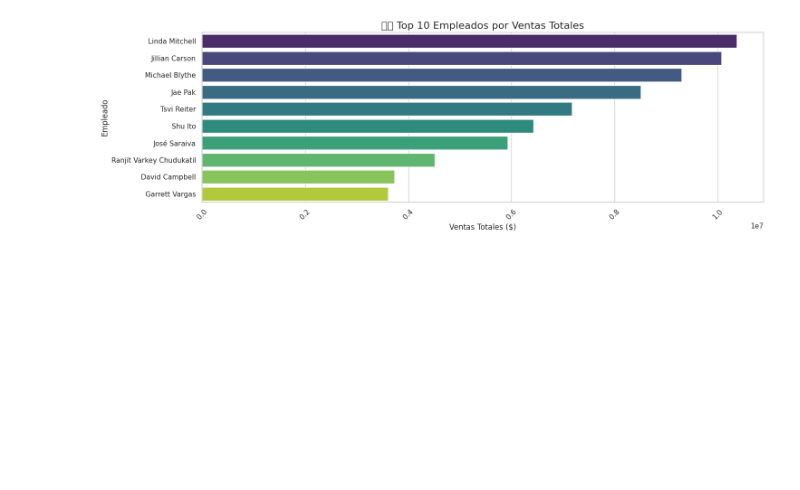
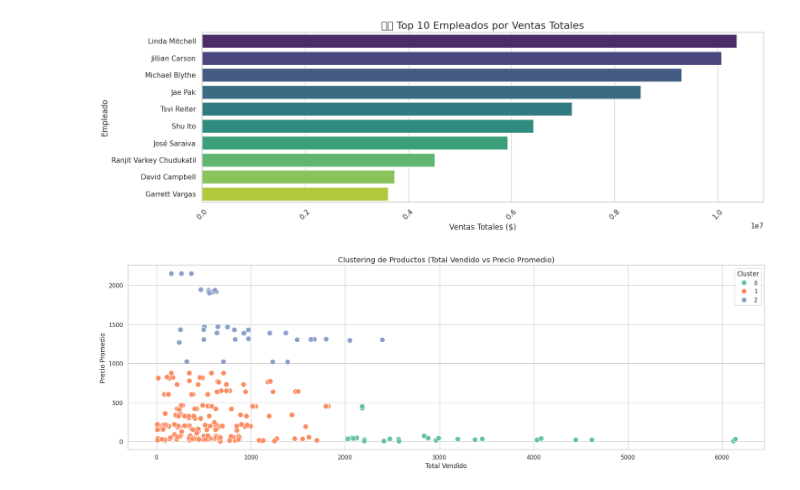
Before and after one commit to santiagonajera/SQL_Python_Bases, a Jupyter notebook: SQL_Python_Adventures.ipynb, the cells around one changed output. Saved outputs shown, nothing was run; the diff lists cells and outputs as text; code cells hidden in the pictures; blank space fills up the shorter version.

```diff
--- a/SQL_Python_Adventures.ipynb
+++ b/SQL_Python_Adventures.ipynb
@@ -184,3 +167,49 @@ Passing `palette` without assigning `hue` is deprecated and will be removed in v
 
   sns.barplot(
 [figure]
+# %%
+#EJEMPLO CLUTERING
+import pandas as pd
+from sklearn.cluster import KMeans
+from sklearn.preprocessing import StandardScaler
+import matplotlib.pyplot as plt
+import seaborn as sns
+
+# Agrupar ventas por producto
+df_grouped = df_orders.groupby('ProductID').agg({
+    'OrderQty': 'sum',
+    'UnitPrice': 'mean'
+}).reset_index()
+
+# Unir con nombre de producto
+df_merged = df_grouped.merge(df_products[['ProductID', 'ProductName']], on='ProductID')
+df_merged = df_merged.rename(columns={
+    "OrderQty": "TotalSold",
+    "UnitPrice": "AvgPrice"
+})
+
+# Escalado y clustering
+X = df_merged[['TotalSold', 'AvgPrice']]
+scaler = StandardScaler()
+X_scaled = scaler.fit_transform(X)
+
+kmeans = KMeans(n_clusters=3, random_state=0)
+df_merged['Cluster'] = kmeans.fit_predict(X_scaled)
+
+# Visualización
+plt.figure(figsize=(18, 6))
+sns.set(style="whitegrid")
+sns.scatterplot(
+    data=df_merged,
+    x="TotalSold", y="AvgPrice",
+    hue="Cluster",
+    palette="Set2",
+    s=100
+)
+plt.title("Clustering de Productos (Total Vendido vs Precio Promedio)", fontsize=14)
+plt.xlabel("Total Vendido")
+plt.ylabel("Precio Promedio")
+plt.tight_layout()
+plt.show()
+# %% [output]
+[figure, added]
```
Also changed, not shown: parts of 3 cells of this notebook.
